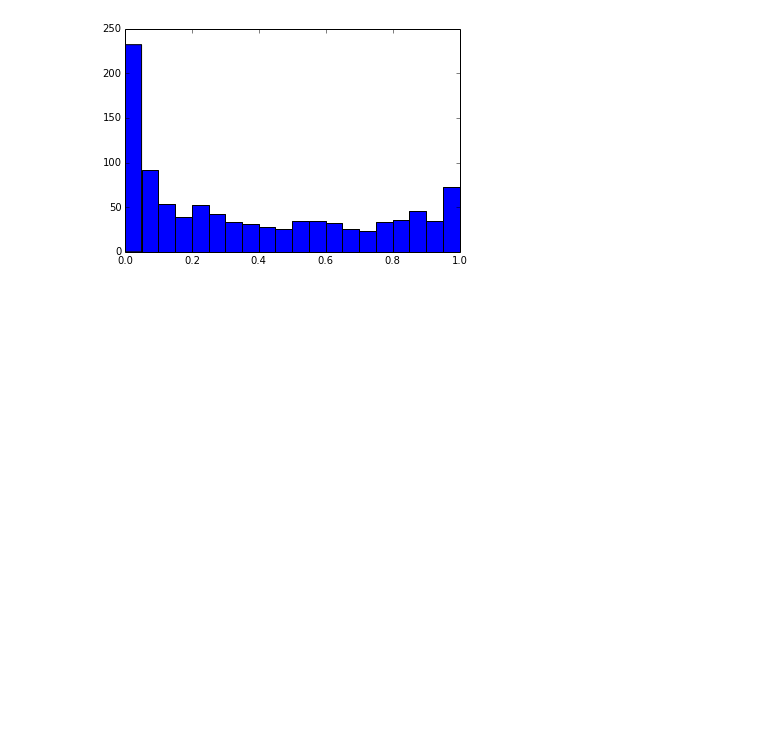
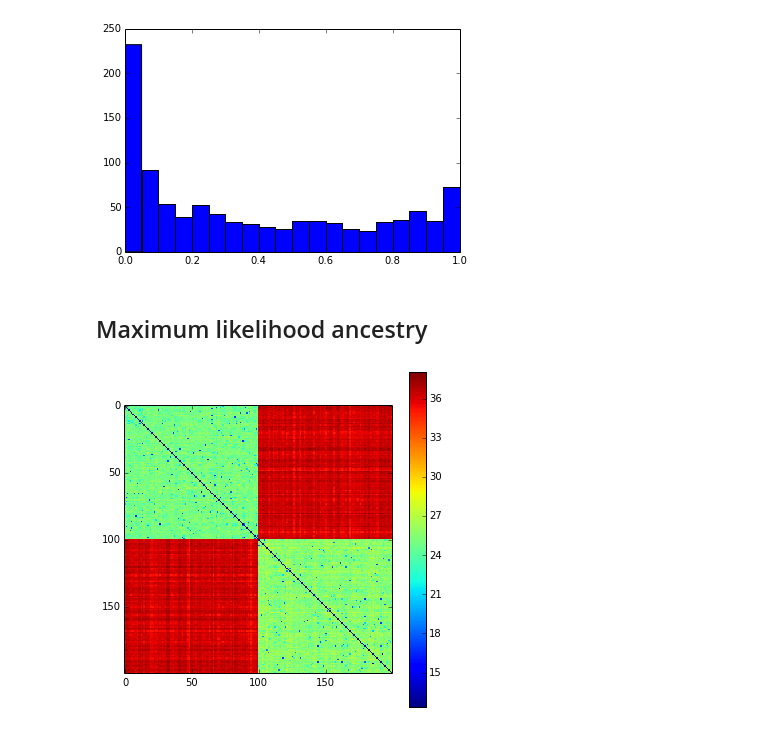
Before and after one commit to alimanfoo/anhima, a Jupyter notebook: examples/af.ipynb, the cells around one changed output. Drawn from its saved outputs; the diff is of its cells as text; code cells hidden in the pictures; blank space fills up the shorter version.

```diff
--- a/examples/af.ipynb
+++ b/examples/af.ipynb
@@ -73,3 +73,23 @@ an, ac, af = anhima.af.allele_frequencies(genotypes)
 plt.hist(af[:, 1], bins=20);
 # %% [output]
 [figure]
+# %% [markdown]
+## Maximum likelihood ancestry
+# %%
+# simulate genotypes
+n_variants = 2000
+n_samples = 200
+ploidy = 2
+af_dist = scipy.stats.beta(a=.4, b=.6)
+p_missing = 0.1
+genotypes = anhima.sim.simulate_biallelic_genotypes(n_variants, n_samples, af_dist, p_missing, ploidy)
+# simulate two sub-populations with relatedness
+genotypes_subpop1 = anhima.sim.simulate_relatedness(genotypes[:, :n_samples//2], relatedness=.5, n_iter=7000, copy=False)
+genotypes_subpop2 = anhima.sim.simulate_relatedness(genotypes[:, n_samples//2:], relatedness=.5, n_iter=7000, copy=False)
+
+# check relatedness
+gn = anhima.gt.as_n_alt(genotypes)
+d, ds = anhima.dist.pairwise_distance(gn)
+anhima.dist.plot_pairwise_distance(ds);
+# %% [output]
+[figure, added]
```
Also changed, not shown: parts of 6 cells of this notebook, 2 other files.
